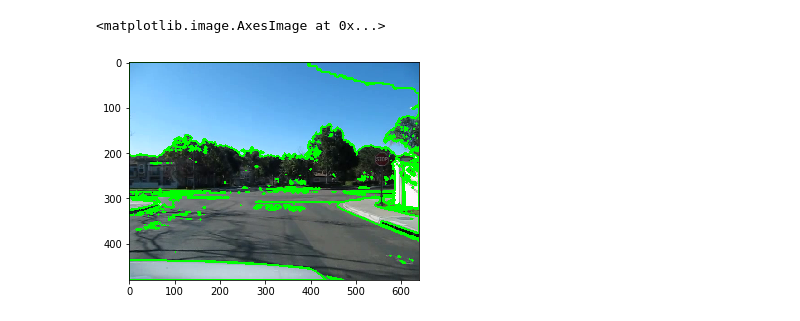
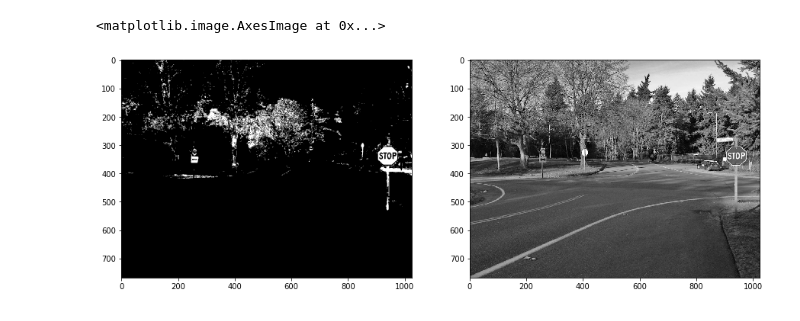
Before and after one commit to Olarm/EIT-HAM-gruppe4, a Jupyter notebook: robotic_vision/notebook.ipynb, the cells around one changed output. Drawn from its saved outputs; the diff is of its cells as text; code cells hidden in the pictures.

```diff
--- a/robotic_vision/notebook.ipynb
+++ b/robotic_vision/notebook.ipynb
@@ -70,8 +63,21 @@ low_red4 = np.array([0, 50, 125])
 high_red4 = np.array([21, 155, 255])
 red_mask4 = cv2.inRange(hls, low_red4, high_red4)
 
-red_mask = (red_mask1 + red_mask2 + red_mask3 + red_mask4)
+red_hsv = red_mask1
+red_hsv[np.where(red_mask2 > 0)] = 255
+
+red_hls = red_mask3
+red_hls[np.where(red_mask4 > 0)] = 255
+
+red_mask = red_hsv
+red_mask[np.where(red_hls > 0)] = 255
+
 
 low_white = np.array([0, 0, 0])
 high_white = np.array([180, 30, 255])
 white_mask = cv2.inRange(hsv, low_white, high_white)
+
+lower_gray = np.array([0, 5, 50], np.uint8)
+upper_gray = np.array([179, 50, 255], np.uint8)
+mask_gray = cv2.inRange(hsv, lower_gray, upper_gray)
+img_res = cv2.bitwise_and(img, img, mask = mask_gray)
@@ -161,10 +136,10 @@ plt.imshow(img_laplacian, cmap='gray')
-# %%
-ret, thresh = cv2.threshold(imgray, 127, 255, 0)
-img_contours = cv2.imread(filename, cv2.IMREAD_COLOR)
-contours, hierarchy = cv2.findContours(thresh, cv2.RETR_TREE, cv2.CHAIN_APPROX_SIMPLE)
-cv2.drawContours(img_contours, contours, -1, (0,255,0), 3)
-img_contours = cv2.cvtColor(img_contours, cv2.COLOR_BGR2RGB)
-plt.imshow(img_contours)
-# %% [output]
-<matplotlib.image.AxesImage at 0x...>
-[figure, removed]
+# %%
+plt.figure(figsize=(15,8))
+plt.subplot(1,2,1)
+blurred_mask = cv2.blur(red_mask, (3,3))
+plt.imshow(cv2.cvtColor(blurred_mask, cv2.COLOR_BGR2RGB))
+plt.subplot(1,2,2)
+plt.imshow(imgray, cmap="gray")
+# %% [output]
+<matplotlib.image.AxesImage at 0x...>
+[figure, added]
```
Also changed, not shown: parts of 16 cells of this notebook, 8 other files.
